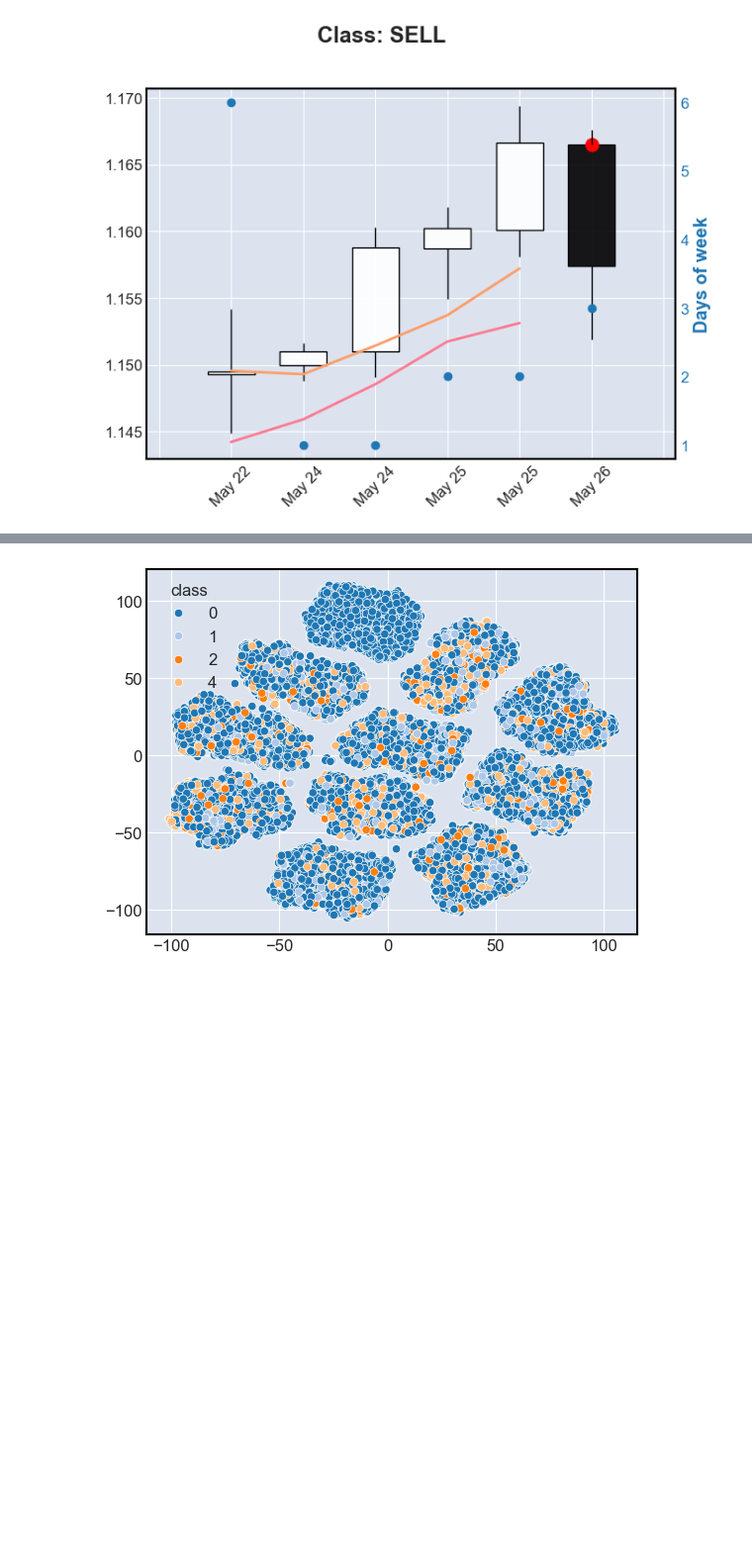
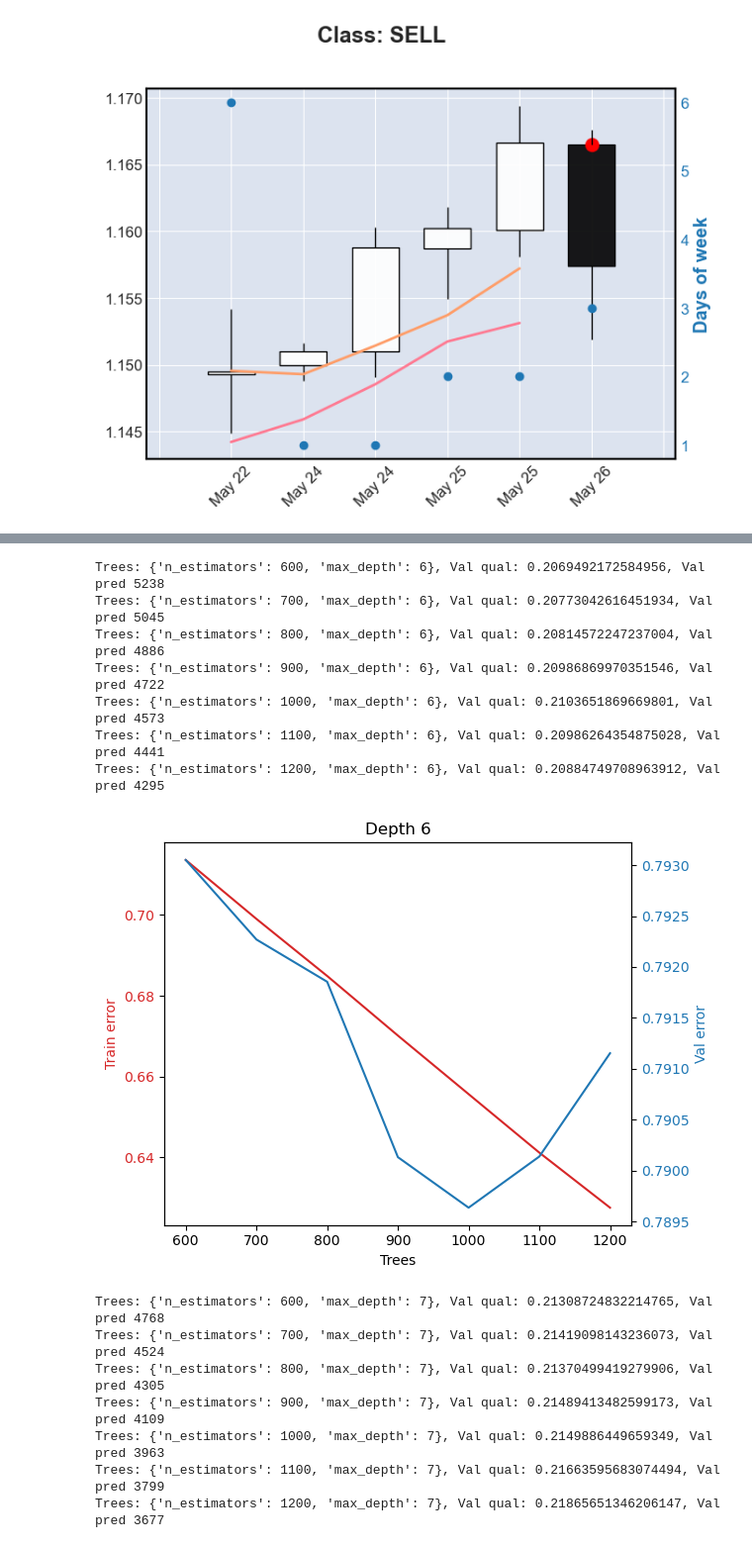
Before and after one commit to emazurenko/otus-ml-professional, a Jupyter notebook: projectwork/projectwork.ipynb, the cells around one changed output, grey strips where cells are left out. Shown at 99% size. Saved outputs shown, nothing was run; the diff lists cells and outputs as text; code cells hidden in the pictures; blank space fills up the shorter version.

Commit message:
Проектная работа - Кривая обучения

```diff
--- a/projectwork/projectwork.ipynb
+++ b/projectwork/projectwork.ipynb
@@ -255,7 +312,0 @@ print(q_val)
-# %%
-tsne = TSNE(n_components=2, random_state=10)
-train_tsne = tsne.fit_transform(X_train)
-
-g = sns.scatterplot(x=train_tsne[:,0], y=train_tsne[:,1], hue=y_train * y_train_pred.squeeze(), palette='tab20')
-# %% [output]
-[figure, removed]
@@ -261,0 +335,54 @@ g = sns.scatterplot(x=train_tsne[:,0], y=train_tsne[:,1], hue=y_train * y_train_
+# %%
+# Печать кривой обучения
+def print_train_curve(title, xlabel, complexity, quals_train, quals_val):
+    fig, ax1 = plt.subplots()
+
+    # Общая шкала аргумента
+    ax1.set_xlabel(xlabel)
+    ax1.set_title(title)
+
+    # Совмещение графиков
+    ax2 = ax1.twinx()
+
+    color = 'tab:red'
+    ax1.set_ylabel('Train error', color=color)
+    ax1.plot(complexity, quals_train, color=color)
+    ax1.tick_params(axis='y', labelcolor=color)
+
+    color = 'tab:blue'
+    ax2.set_ylabel('Val error', color=color)
+    ax2.plot(complexity, quals_val, color=color)
+    ax2.tick_params(axis='y', labelcolor=color)
+
+    fig.tight_layout()
+    plt.show()
+# %%
+depth = range(8, 14)
+trees = range(800, 1500, 100)
+for d in depth:
+    quals_train = []
+    quals_val = []
+
+    for t in trees:
+        q_train, q_val = train(n_estimators=t, max_depth=d)
+
+        quals_train.append(1 - q_train)
+        quals_val.append(1 - q_val)
+
+    print_train_curve(f'Depth {d}', 'Trees', trees, quals_train, quals_val)
+# %% [output]
+Trees: {'n_estimators': 600, 'max_depth': 6}, Val qual: 0.2069492172584956, Val pred 5238
+Trees: {'n_estimators': 700, 'max_depth': 6}, Val qual: 0.20773042616451934, Val pred 5045
+Trees: {'n_estimators': 800, 'max_depth': 6}, Val qual: 0.20814572247237004, Val pred 4886
+Trees: {'n_estimators': 900, 'max_depth': 6}, Val qual: 0.20986869970351546, Val pred 4722
+Trees: {'n_estimators': 1000, 'max_depth': 6}, Val qual: 0.2103651869669801, Val pred 4573
+Trees: {'n_estimators': 1100, 'max_depth': 6}, Val qual: 0.20986264354875028, Val pred 4441
+Trees: {'n_estimators': 1200, 'max_depth': 6}, Val qual: 0.20884749708963912, Val pred 4295
+[figure, added]
+Trees: {'n_estimators': 600, 'max_depth': 7}, Val qual: 0.21308724832214765, Val pred 4768
+Trees: {'n_estimators': 700, 'max_depth': 7}, Val qual: 0.21419098143236073, Val pred 4524
+Trees: {'n_estimators': 800, 'max_depth': 7}, Val qual: 0.21370499419279906, Val pred 4305
+Trees: {'n_estimators': 900, 'max_depth': 7}, Val qual: 0.21489413482599173, Val pred 4109
+Trees: {'n_estimators': 1000, 'max_depth': 7}, Val qual: 0.2149886449659349, Val pred 3963
+Trees: {'n_estimators': 1100, 'max_depth': 7}, Val qual: 0.21663595683074494, Val pred 3799
+Trees: {'n_estimators': 1200, 'max_depth': 7}, Val qual: 0.21865651346206147, Val pred 3677
```
Also changed, not shown: parts of 26 cells of this notebook.
